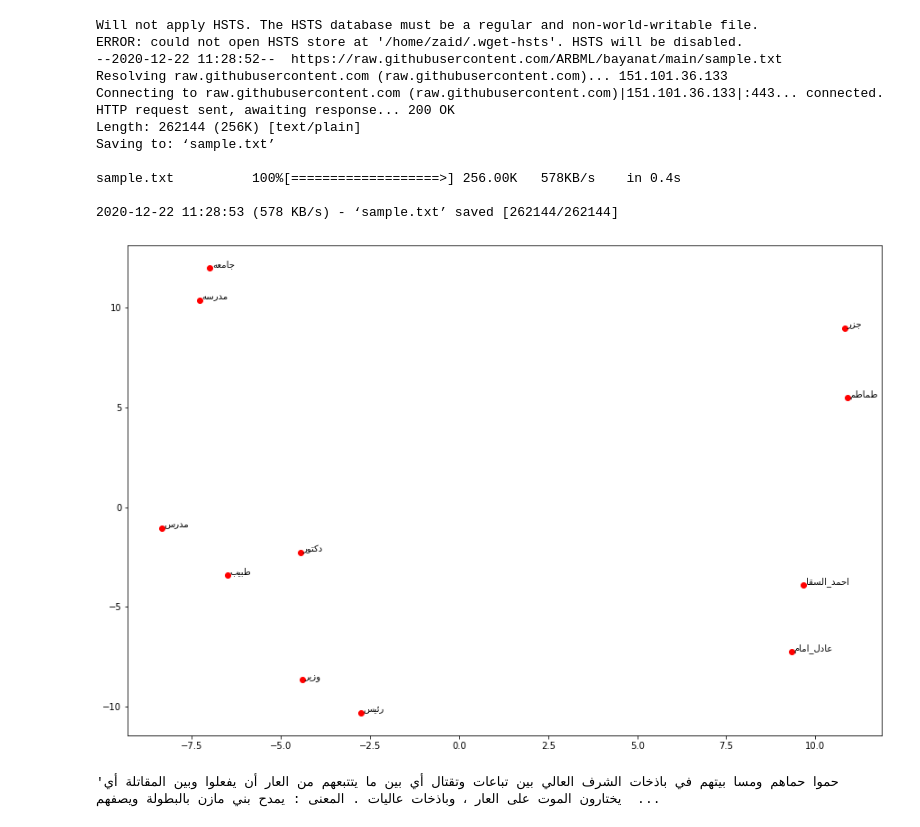
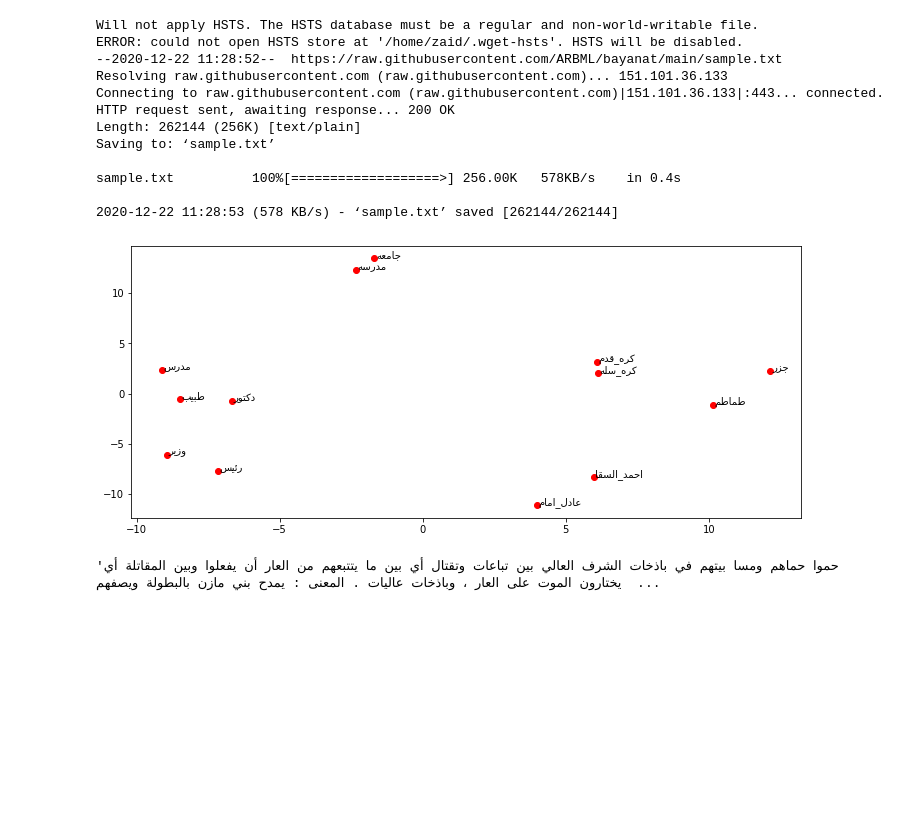
Before and after one commit to ARBML/bayanat, a Jupyter notebook: demo.ipynb, the cells around one changed output. Saved outputs shown, nothing was run; the diff lists cells and outputs as text; code cells hidden in the pictures; blank space fills up the shorter version.

```diff
--- a/demo.ipynb
+++ b/demo.ipynb
@@ -38,9 +39,9 @@ from bayanat import Bayanat
 # %%
 data = Bayanat('sample.txt')
 # %%
-data.plot_embeddings(words=['عادل_امام','احمد_السقا', 'رئيس', 'وزير', 'جامعه', 'مدرسة', 'مدرس', 'دكتور', 'طماطم', 'جزر', 'طبيب'])
+data.plot_embeddings(words=['عادل_امام','احمد_السقا', 'رئيس', 'وزير', 'جامعه', 'مدرسة', 'مدرس', 'دكتور', 'طماطم', 'جزر', 'طبيب', 'كره سله', 'كره قدم'], figsize = (12, 5))
 # %% [output]
-[figure, old version]
+[figure, new version]
 # %%
 data.sample_random_sentence()
 # %% [output]
```
Also changed, not shown: parts of 1 cell of this notebook, 1 other file.
